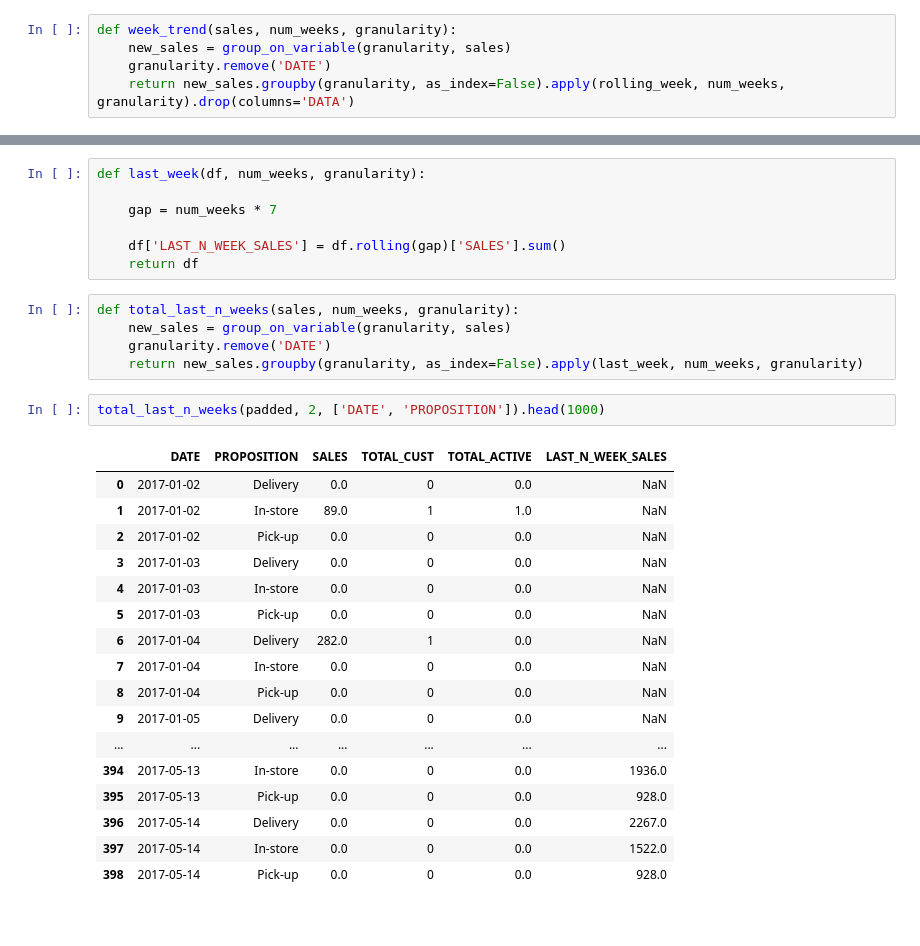
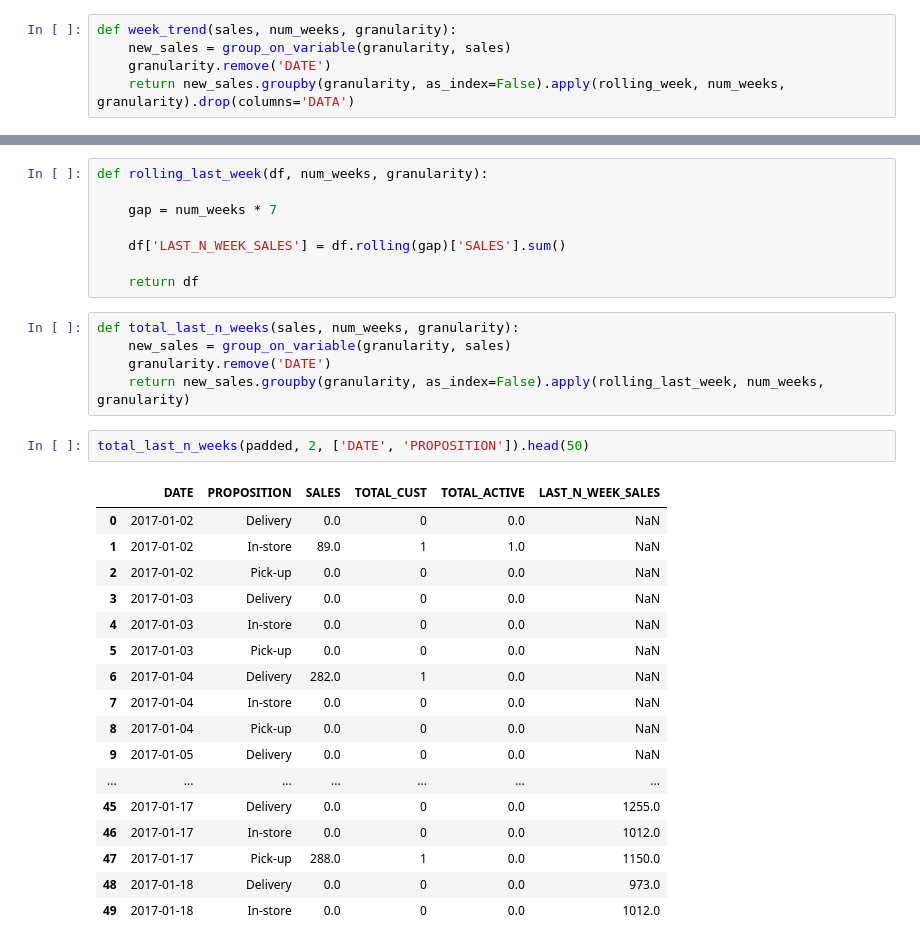
Before and after one commit to benjischwartz/Quantium, a Jupyter notebook: feature_latest.ipynb, the cells around one changed output, grey strips where cells are left out. Saved outputs shown, nothing was run; the diff lists cells and outputs as text.

```diff
--- a/feature_latest.ipynb
+++ b/feature_latest.ipynb
@@ -145,32 +173,33 @@ result.head(1000)
 # %%
-def last_week(df, num_weeks, granularity):
+def rolling_last_week(df, num_weeks, granularity):
 
     gap = num_weeks * 7
 
     df['LAST_N_WEEK_SALES'] = df.rolling(gap)['SALES'].sum()
+
     return df
 # %%
 def total_last_n_weeks(sales, num_weeks, granularity):
     new_sales = group_on_variable(granularity, sales)
     granularity.remove('DATE')
-    return new_sales.groupby(granularity, as_index=False).apply(last_week, num_weeks, granularity)
+    return new_sales.groupby(granularity, as_index=False).apply(rolling_last_week, num_weeks, granularity)
 # %%
-total_last_n_weeks(padded, 2, ['DATE', 'PROPOSITION']).head(1000)
+total_last_n_weeks(padded, 2, ['DATE', 'PROPOSITION']).head(50)
 # %% [output]
 |  | DATE | PROPOSITION | SALES | TOTAL_CUST | TOTAL_ACTIVE | LAST_N_WEEK_SALES |
 | 0 | 2017-01-02 | Delivery | 0.0 | 0 | 0.0 | NaN |
 | 1 | 2017-01-02 | In-store | 89.0 | 1 | 1.0 | NaN |
 | 2 | 2017-01-02 | Pick-up | 0.0 | 0 | 0.0 | NaN |
 | 3 | 2017-01-03 | Delivery | 0.0 | 0 | 0.0 | NaN |
 | 4 | 2017-01-03 | In-store | 0.0 | 0 | 0.0 | NaN |
 | 5 | 2017-01-03 | Pick-up | 0.0 | 0 | 0.0 | NaN |
 | 6 | 2017-01-04 | Delivery | 282.0 | 1 | 0.0 | NaN |
 | 7 | 2017-01-04 | In-store | 0.0 | 0 | 0.0 | NaN |
 | 8 | 2017-01-04 | Pick-up | 0.0 | 0 | 0.0 | NaN |
 | 9 | 2017-01-05 | Delivery | 0.0 | 0 | 0.0 | NaN |
 | ... | ... | ... | ... | ... | ... | ... |
-| 394 | 2017-05-13 | In-store | 0.0 | 0 | 0.0 | 1936.0 |
-| 395 | 2017-05-13 | Pick-up | 0.0 | 0 | 0.0 | 928.0 |
-| 396 | 2017-05-14 | Delivery | 0.0 | 0 | 0.0 | 2267.0 |
-| 397 | 2017-05-14 | In-store | 0.0 | 0 | 0.0 | 1522.0 |
-| 398 | 2017-05-14 | Pick-up | 0.0 | 0 | 0.0 | 928.0 |
+| 45 | 2017-01-17 | Delivery | 0.0 | 0 | 0.0 | 1255.0 |
+| 46 | 2017-01-17 | In-store | 0.0 | 0 | 0.0 | 1012.0 |
+| 47 | 2017-01-17 | Pick-up | 288.0 | 1 | 0.0 | 1150.0 |
+| 48 | 2017-01-18 | Delivery | 0.0 | 0 | 0.0 | 973.0 |
+| 49 | 2017-01-18 | In-store | 0.0 | 0 | 0.0 | 1012.0 |
```
Also changed, not shown: parts of 5 cells of this notebook.
